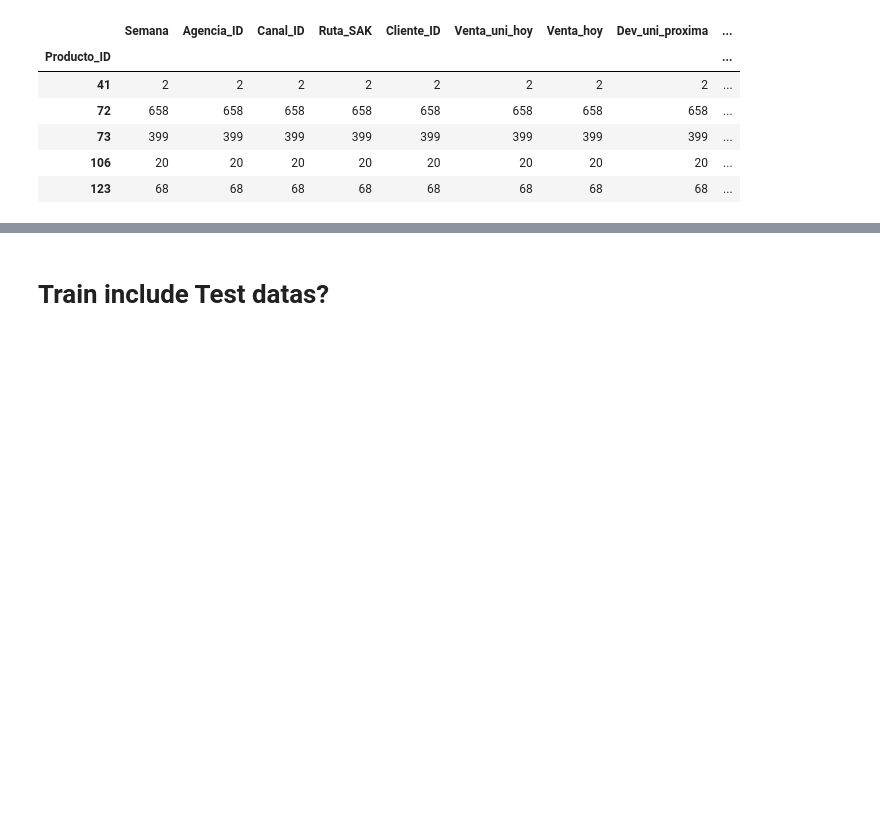
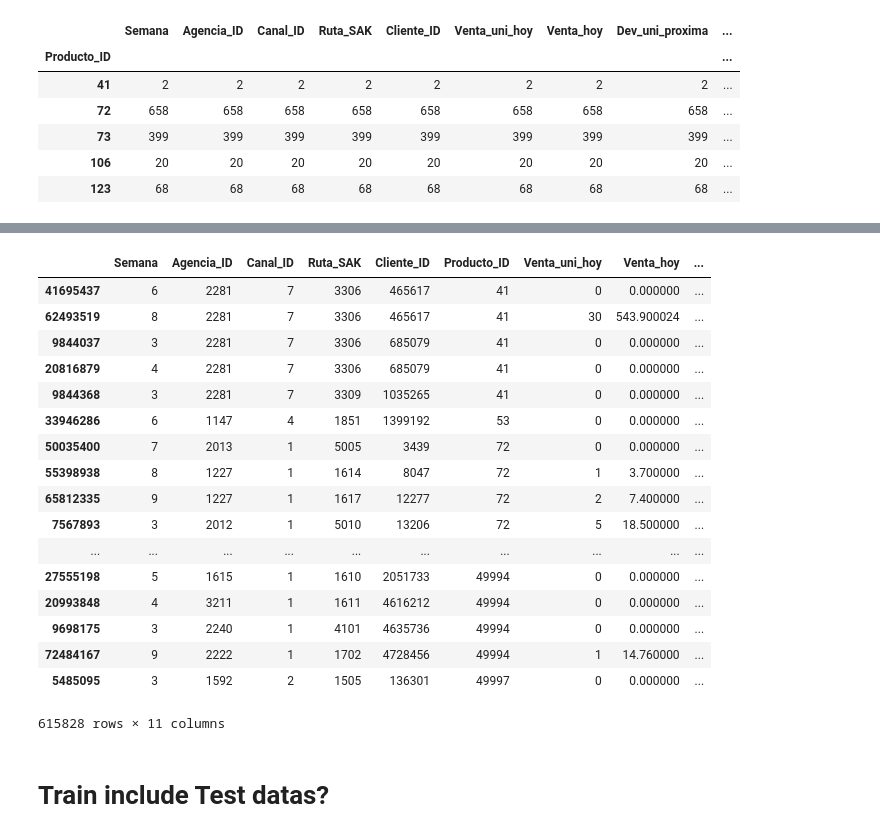
Before and after one commit to berkerkozan/KaggleBimboInventory, a Jupyter notebook: PerfTest/Data Investigation Train Test PC tuple sum or mean test.ipynb, the cells around one changed output, grey strips where cells are left out. Cells and saved outputs as stored; diff of their text form; code cells hidden in the pictures; blank space fills up the shorter version.

Commit message:
Demanda Venta Dev relationship..

```diff
--- a/PerfTest/Data Investigation Train Test PC tuple sum or mean test.ipynb
+++ b/PerfTest/Data Investigation Train Test PC tuple sum or mean test.ipynb
@@ -720,3 +685,32 @@ demanda1Venta1Dev1.groupby(["Producto_ID"]).count()[:5]
+# %%
+#DemandaNotEqualVentaSubstractDev = FE.train[(FE.train.log_Demanda_uni_equil !=
+ #   FE.train.Venta_uni_hoy-FE.train.Dev_uni_proxima) & (FE.train.log_Demanda_uni_equil > 0)]
+DemandaNotEqualVentaSubstractDev = FE.train[(FE.train.log_Demanda_uni_equil !=
+    FE.train.Venta_uni_hoy-FE.train.Dev_uni_proxima) ]
+# %%
+DemandaNotEqualVentaSubstractDev = DemandaNotEqualVentaSubstractDev.sort(columns=["Producto_ID","Cliente_ID"])
+#demanda1Venta1Dev1.drop("Demanda_uni_equil",axis=1,inplace=True)
+# %%
+DemandaNotEqualVentaSubstractDev
+# %% [output]
+|  | Semana | Agencia_ID | Canal_ID | Ruta_SAK | Cliente_ID | Producto_ID | Venta_uni_hoy | Venta_hoy | ... |
+| 41695437 | 6 | 2281 | 7 | 3306 | 465617 | 41 | 0 | 0.000000 | ... |
+| 62493519 | 8 | 2281 | 7 | 3306 | 465617 | 41 | 30 | 543.900024 | ... |
+| 9844037 | 3 | 2281 | 7 | 3306 | 685079 | 41 | 0 | 0.000000 | ... |
+| 20816879 | 4 | 2281 | 7 | 3306 | 685079 | 41 | 0 | 0.000000 | ... |
+| 9844368 | 3 | 2281 | 7 | 3309 | 1035265 | 41 | 0 | 0.000000 | ... |
+| 33946286 | 6 | 1147 | 4 | 1851 | 1399192 | 53 | 0 | 0.000000 | ... |
+| 50035400 | 7 | 2013 | 1 | 5005 | 3439 | 72 | 0 | 0.000000 | ... |
+| 55398938 | 8 | 1227 | 1 | 1614 | 8047 | 72 | 1 | 3.700000 | ... |
+| 65812335 | 9 | 1227 | 1 | 1617 | 12277 | 72 | 2 | 7.400000 | ... |
+| 7567893 | 3 | 2012 | 1 | 5010 | 13206 | 72 | 5 | 18.500000 | ... |
+| ... | ... | ... | ... | ... | ... | ... | ... | ... | ... |
+| 27555198 | 5 | 1615 | 1 | 1610 | 2051733 | 49994 | 0 | 0.000000 | ... |
+| 20993848 | 4 | 3211 | 1 | 1611 | 4616212 | 49994 | 0 | 0.000000 | ... |
+| 9698175 | 3 | 2240 | 1 | 4101 | 4635736 | 49994 | 0 | 0.000000 | ... |
+| 72484167 | 9 | 2222 | 1 | 1702 | 4728456 | 49994 | 1 | 14.760000 | ... |
+| 5485095 | 3 | 1592 | 2 | 1505 | 136301 | 49997 | 0 | 0.000000 | ... |
+615828 rows × 11 columns
 # %% [markdown]
 # Train include Test datas?
 # %% [markdown]
```
Also changed, not shown: parts of 2 cells of this notebook.
